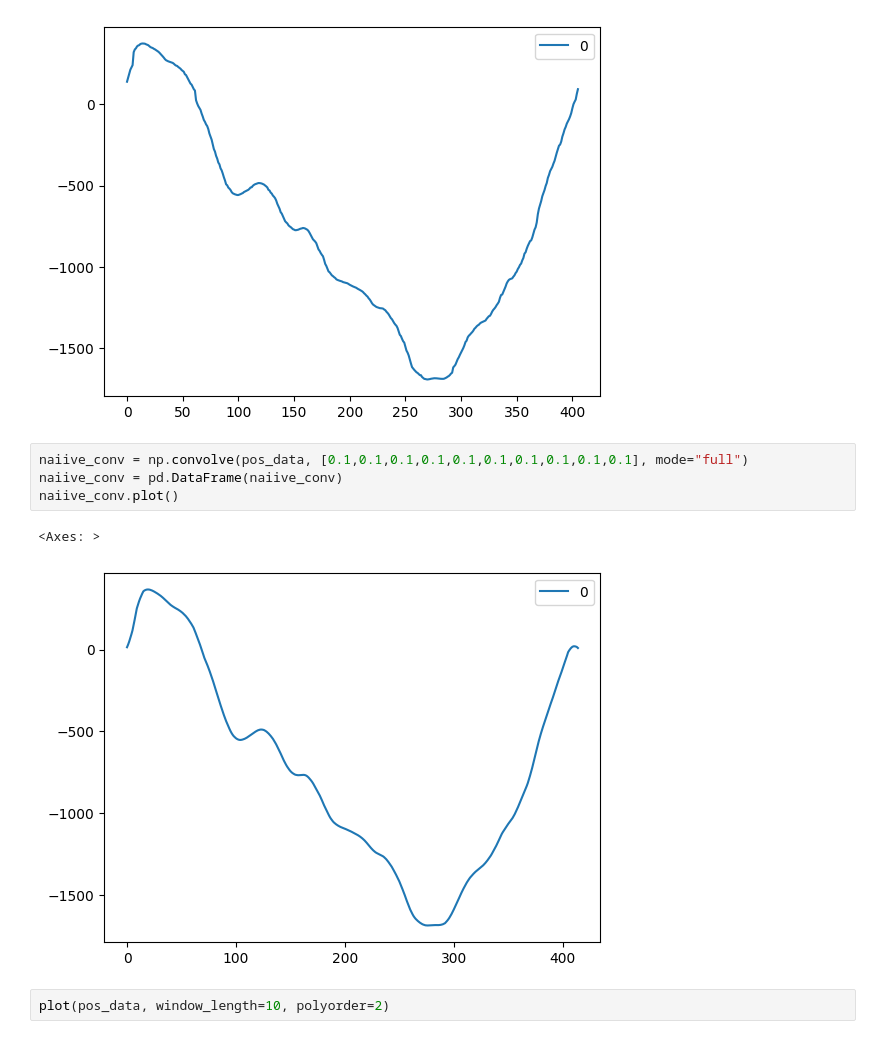
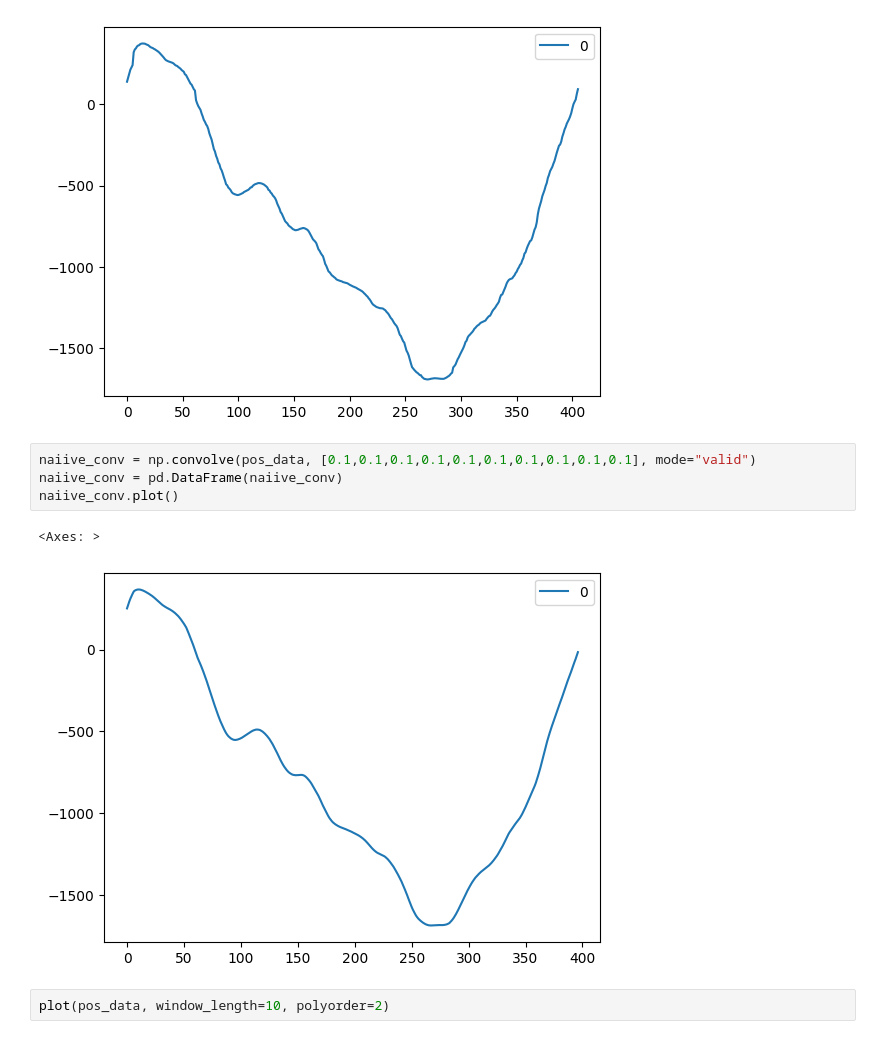
Before and after one commit to robinvvinod/Pitwall, a Jupyter notebook: smoothing_test.ipynb, the cells around one changed output. Cells and saved outputs as stored; diff of their text form.

```diff
--- a/smoothing_test.ipynb
+++ b/smoothing_test.ipynb
@@ -32,12 +41,12 @@ raw.plot()
 <Axes: >
 [figure]
 # %%
-naiive_conv = np.convolve(pos_data, [0.1,0.1,0.1,0.1,0.1,0.1,0.1,0.1,0.1,0.1], mode="full")
+naiive_conv = np.convolve(pos_data, [0.1,0.1,0.1,0.1,0.1,0.1,0.1,0.1,0.1,0.1], mode="valid")
 naiive_conv = pd.DataFrame(naiive_conv)
 naiive_conv.plot()
 # %% [output]
 <Axes: >
-[figure, old version]
+[figure, new version]
 # %%
 plot(pos_data, window_length=10, polyorder=2)
 # %% [output]
```
Also changed, not shown: parts of 2 cells of this notebook, 4 other files.
